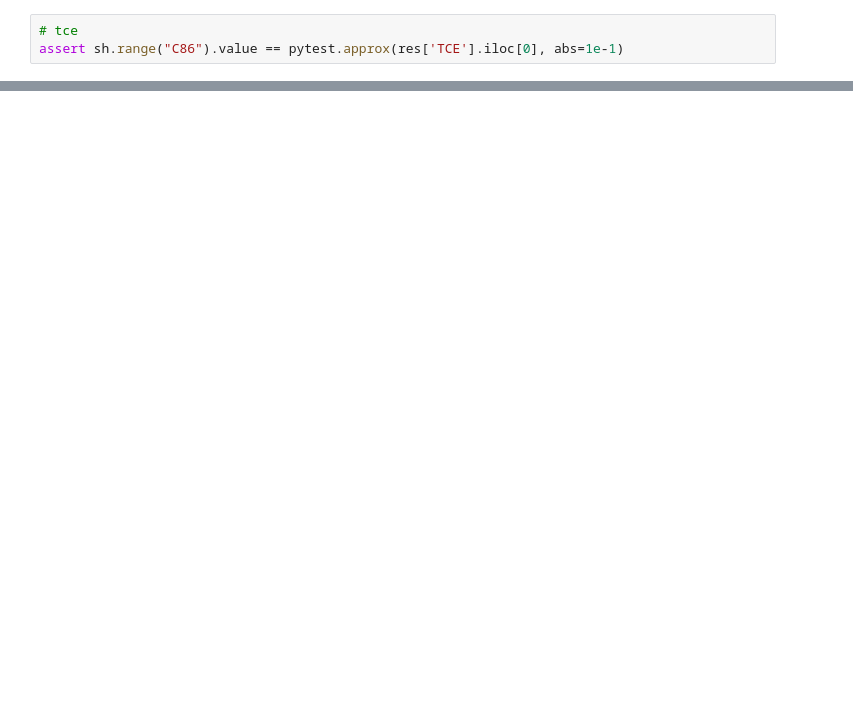
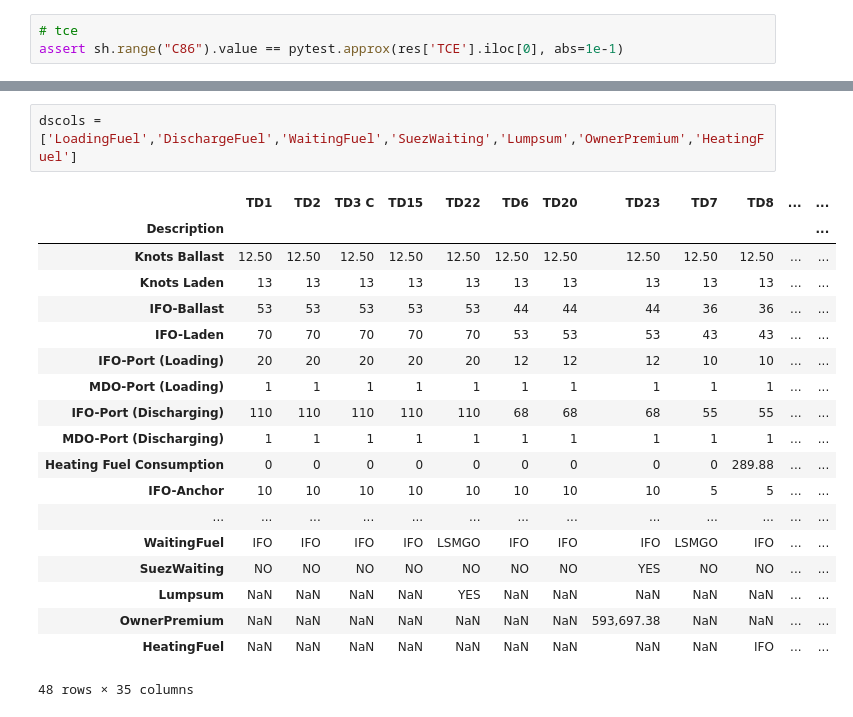
Before and after one commit to aeorxc/oilanalytics, a Jupyter notebook: notebooks/TCE Calculator Compare Baltic calculator with code.ipynb, the cells around one changed output, grey strips where cells are left out. Drawn from its saved outputs; the diff is of its cells as text; blank space fills up the shorter version.

```diff
--- a/notebooks/TCE Calculator Compare Baltic calculator with code.ipynb
+++ b/notebooks/TCE Calculator Compare Baltic calculator with code.ipynb
@@ -114,0 +182,22 @@ assert res['TCE'][ds] ==  pytest.approx(-4370.47, abs=1e-1)
+# %%
+dscols = ['LoadingFuel','DischargeFuel','WaitingFuel','SuezWaiting','Lumpsum','OwnerPremium','HeatingFuel']
+# %% [output]
+|  | TD1 | TD2 | TD3 C | TD15 | TD22 | TD6 | TD20 | TD23 | TD7 | TD8 | ... | ... |
+| Description |  |  |  |  |  |  |  |  |  |  |  | ... |
+| Knots Ballast | 12.50 | 12.50 | 12.50 | 12.50 | 12.50 | 12.50 | 12.50 | 12.50 | 12.50 | 12.50 | ... | ... |
+| Knots Laden | 13 | 13 | 13 | 13 | 13 | 13 | 13 | 13 | 13 | 13 | ... | ... |
+| IFO-Ballast | 53 | 53 | 53 | 53 | 53 | 44 | 44 | 44 | 36 | 36 | ... | ... |
+| IFO-Laden | 70 | 70 | 70 | 70 | 70 | 53 | 53 | 53 | 43 | 43 | ... | ... |
+| IFO-Port (Loading) | 20 | 20 | 20 | 20 | 20 | 12 | 12 | 12 | 10 | 10 | ... | ... |
+| MDO-Port (Loading) | 1 | 1 | 1 | 1 | 1 | 1 | 1 | 1 | 1 | 1 | ... | ... |
+| IFO-Port (Discharging) | 110 | 110 | 110 | 110 | 110 | 68 | 68 | 68 | 55 | 55 | ... | ... |
+| MDO-Port (Discharging) | 1 | 1 | 1 | 1 | 1 | 1 | 1 | 1 | 1 | 1 | ... | ... |
+| Heating Fuel Consumption | 0 | 0 | 0 | 0 | 0 | 0 | 0 | 0 | 0 | 289.88 | ... | ... |
+| IFO-Anchor | 10 | 10 | 10 | 10 | 10 | 10 | 10 | 10 | 5 | 5 | ... | ... |
+| ... | ... | ... | ... | ... | ... | ... | ... | ... | ... | ... | ... | ... |
+| WaitingFuel | IFO | IFO | IFO | IFO | LSMGO | IFO | IFO | IFO | LSMGO | IFO | ... | ... |
+| SuezWaiting | NO | NO | NO | NO | NO | NO | NO | YES | NO | NO | ... | ... |
+| Lumpsum | NaN | NaN | NaN | NaN | YES | NaN | NaN | NaN | NaN | NaN | ... | ... |
+| OwnerPremium | NaN | NaN | NaN | NaN | NaN | NaN | NaN | 593,697.38 | NaN | NaN | ... | ... |
+| HeatingFuel | NaN | NaN | NaN | NaN | NaN | NaN | NaN | NaN | NaN | IFO | ... | ... |
+48 rows × 35 columns
```
Also changed, not shown: parts of 14 cells of this notebook, 6 other files.
